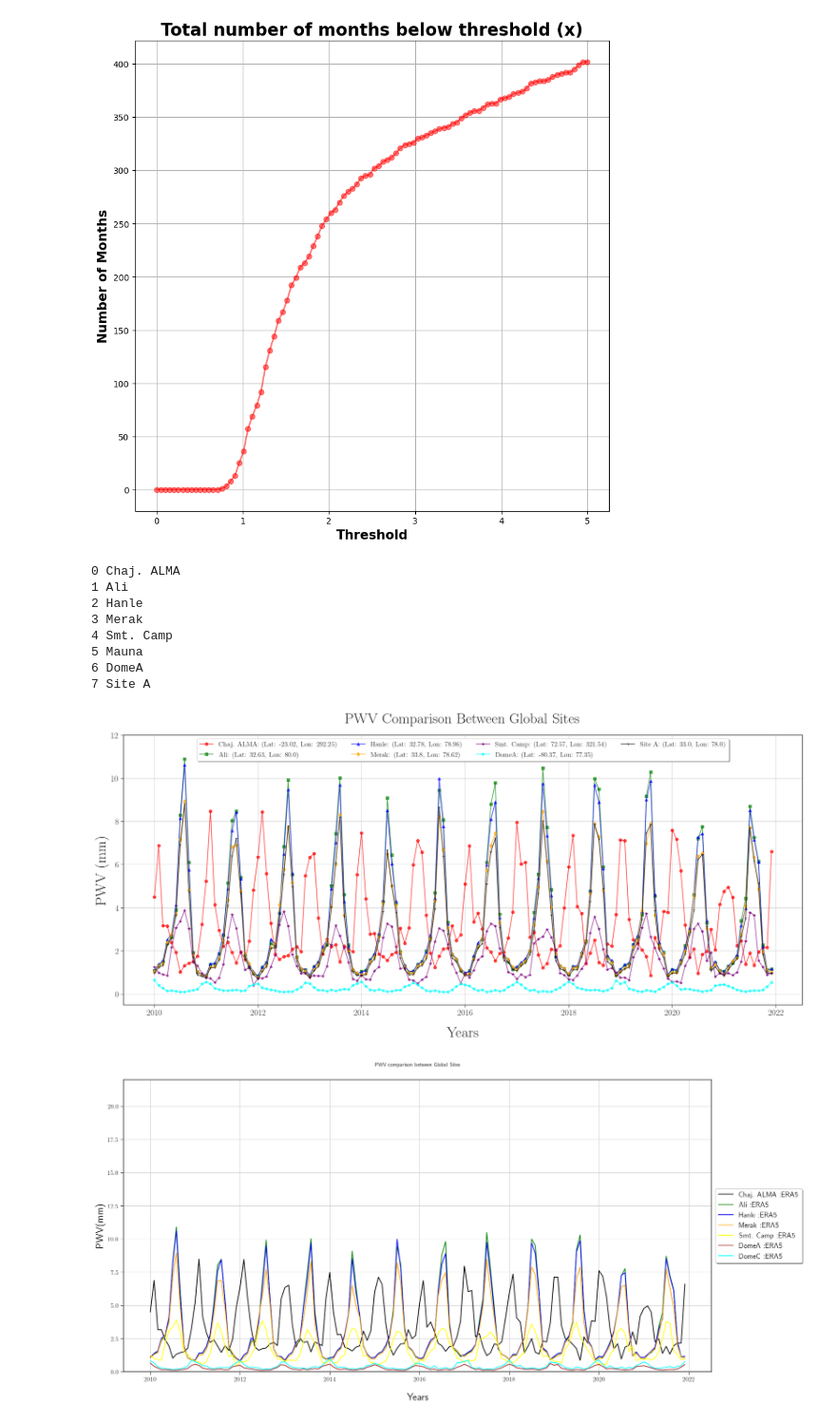
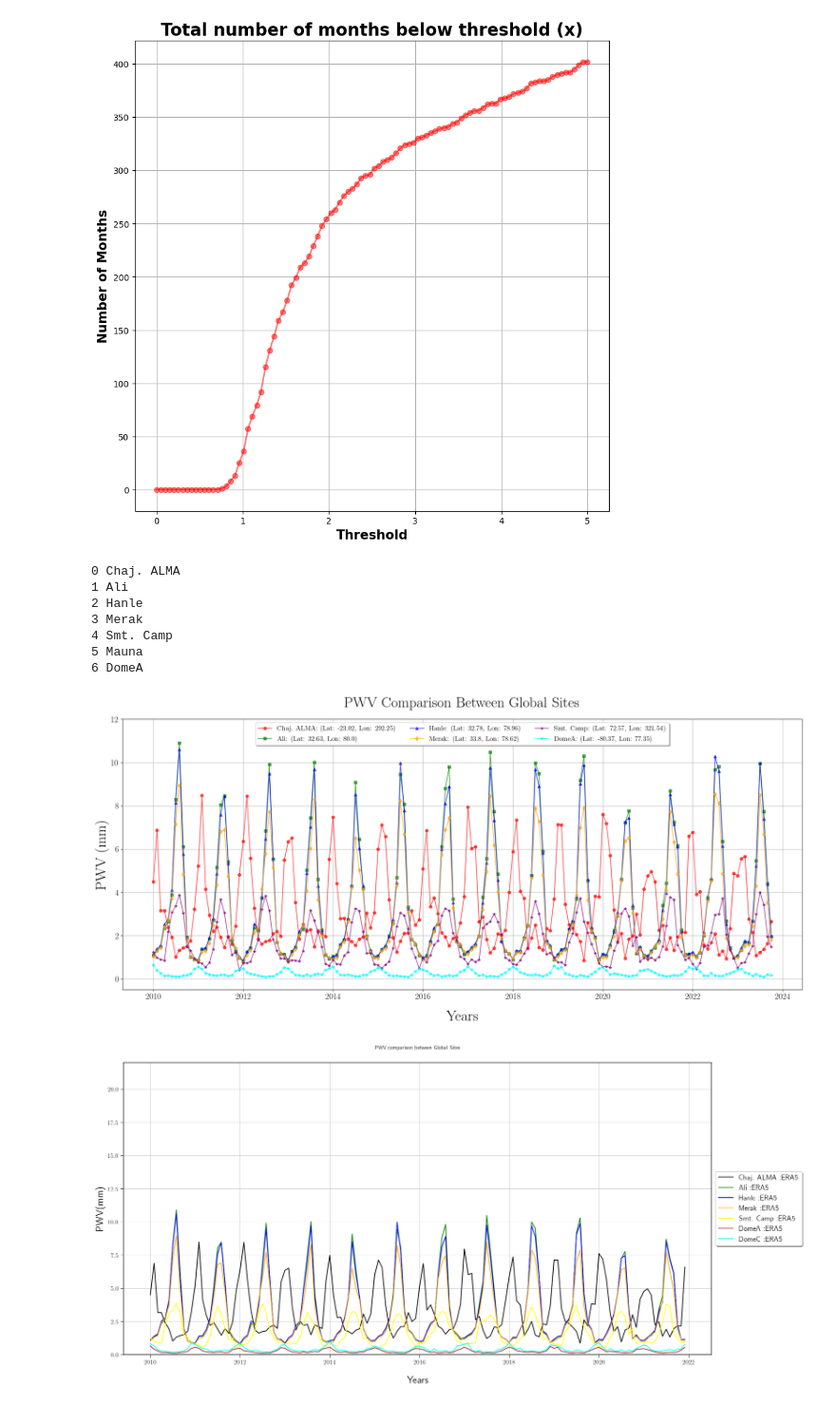
Before and after one commit to mayurisrao/THz, a Jupyter notebook: ERA5/all_locations_data.ipynb, the cells around one changed output. Shown at 95% size. Saved outputs shown, nothing was run; the diff lists cells and outputs as text; code cells hidden in the pictures.

```diff
--- a/ERA5/all_locations_data.ipynb
+++ b/ERA5/all_locations_data.ipynb
@@ -42,3 +42,5 @@ for i in tqdm(range(0, 504, 12)):  # This will increment i in steps of 12 from 0
     yearly_data.append(np.array(pwv_slice))
 
 yearly_data = np.array(yearly_data)
+# %%
+yearly_data_copy = yearly_data.copy()
@@ -44,0 +93,2 @@ yearly_data = np.array(yearly_data)
+# %%
+yearly_data = combined_data
@@ -48,7 +118,7 @@ def find_nearest(array, value):
     idx = (np.abs(array - value)).argmin()
     return idx
 # %%
-def fetch_pwv_details(lat,lon,lats_array,lons_array,data,start_year = 1980,end_year = 2021):
+def fetch_pwv_details(lat,lon,lats_array,lons_array,data,start_year = 1980,end_year = 2023):
 
     lat_idx = find_nearest(lats_array,lat)
 
@@ -126,7 +173,7 @@ plt.show()
 [figure]
 # %%
 
-def plot_pwv_for_loc(lat, lon, lats, lons, data, start_year=1980, end_year=2021):
+def plot_pwv_for_loc(lat, lon, lats, lons, data, start_year=1980, end_year=2023):
     plt.rcParams.update({
         'text.usetex': True,
         'font.family': 'serif',
@@ -195,40 +242,39 @@ lon_sites = np.array(df['lon'])
 sites = np.array(df['Site Name'])
 
 plt.figure(figsize=(25, 10))
 plt.grid(True)
 
 # Define markers and colors for each of the 7 sites
-markers = ['o', 's', '^', 'd', '*', 'x', 'p','1']  # Example markers
-colors = ['red', 'green', 'blue', 'orange', 'purple', 'brown', 'cyan','black']  # Example colors
+markers = ['o', 's', '^', 'd', '*', 'x', 'p']  # Example markers
+colors = ['red', 'green', 'blue', 'orange', 'purple', 'brown', 'cyan']  # Example colors
 
 
 for i, site in enumerate(sites):
     print(i, site)
     if i == 5 :
         continue
     else:
-        plot_for_loc(site, lat_sites[i], lon_sites[i], lats, lons, yearly_data, start_year=2010, end_year=2021, marker_type=markers[i], color_type=colors[i])
+        plot_for_loc(site, lat_sites[i], lon_sites[i], lats, lons, yearly_data, start_year=2010, end_year=2023, marker_type=markers[i], color_type=colors[i])
 
 plt.xticks(size='xx-large')
 plt.yticks(size='xx-large')
 plt.xlabel("Years", size=30, labelpad=20)
 plt.ylabel("PWV (mm)", size=30)
 plt.ylim(0, 22)
 plt.title("PWV Comparison Between Global Sites", size=30, pad=25)
 plt.ylim(-.5,12)
-plt.legend(loc='upper center', bbox_to_anchor=(0.5, 1.0), fancybox=True, frameon=True, shadow=True, fontsize=14, ncol=4)
-plt.savefig("global_pwv_comparison.jpeg", dpi=400)
+plt.legend(loc='upper center', bbox_to_anchor=(0.5, 1.0), fancybox=True, frameon=True, shadow=True, fontsize=14, ncol=3)
+#plt.savefig("global_pwv_comparison.jpeg", dpi=400)
 plt.show()
 # %% [output]
 0 Chaj. ALMA
 1 Ali
 2 Hanle
 3 Merak
 4 Smt. Camp
 5 Mauna
 6 DomeA
-7 Site A
-[figure, old version]
+[figure, new version]
 # %%
 def plot_pwv_for_loc(lat,lon,lats,lons,data,start_year=1980,end_year=2021):
     plt.rcParams.update({'text.usetex': True,'font.family': 'sans-serif','font.sans-serif': 'Halvetica'})
```
Also changed, not shown: parts of 5 cells of this notebook, 7 other files.
